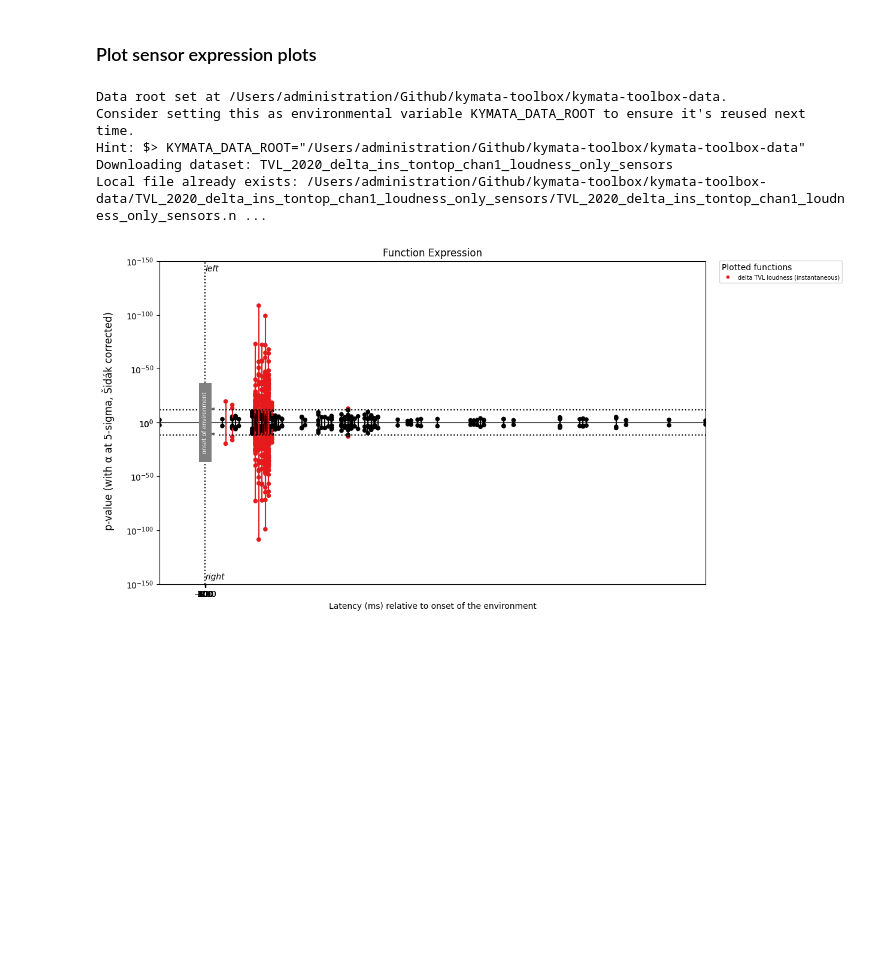
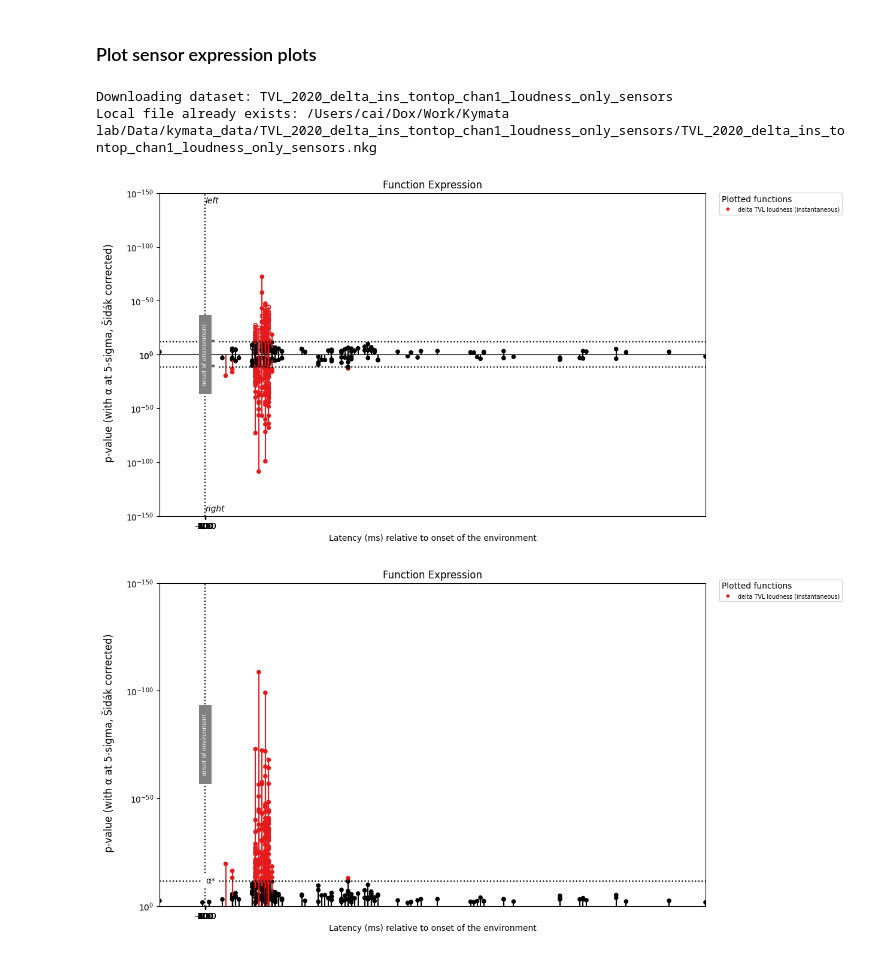
Before and after one commit to kymata-atlas/kymata-core, a Jupyter notebook: demos/demo_plotting.ipynb, the cells around one changed output. Drawn from its saved outputs; the diff is of its cells as text; code cells hidden in the pictures; blank space fills up the shorter version.

Commit message:
Fix a bug which caused sensor data on paired axes to be mirrored

```diff
--- a/demos/demo_plotting.ipynb
+++ b/demos/demo_plotting.ipynb
@@ -115,10 +112,11 @@ expression_plot(expression_data_kymata_mirror[
 # %%
 expression_data_TVL_ins_loudness_TC1_sensors: SensorExpressionSet = TVLDeltaInsTC1LoudnessOnlySensorsDataset().to_expressionset()
 expression_plot(expression_data_TVL_ins_loudness_TC1_sensors)
+# With sensor data we can also plot all sensors pointing in the same direction if we don't wish to
+# distinguish between left and right sensors
+expression_plot(expression_data_TVL_ins_loudness_TC1_sensors, paired_axes=False)
 # %% [output]
-Data root set at /Users/administration/Github/kymata-toolbox/kymata-toolbox-data.
-Consider setting this as environmental variable KYMATA_DATA_ROOT to ensure it's reused next time.
-Hint: $> KYMATA_DATA_ROOT="/Users/administration/Github/kymata-toolbox/kymata-toolbox-data"
 Downloading dataset: TVL_2020_delta_ins_tontop_chan1_loudness_only_sensors
-Local file already exists: /Users/administration/Github/kymata-toolbox/kymata-toolbox-data/TVL_2020_delta_ins_tontop_chan1_loudness_only_sensors/TVL_2020_delta_ins_tontop_chan1_loudness_only_sensors.n ...
+Local file already exists: /Users/cai/Dox/Work/Kymata lab/Data/kymata_data/TVL_2020_delta_ins_tontop_chan1_loudness_only_sensors/TVL_2020_delta_ins_tontop_chan1_loudness_only_sensors.nkg
-[figure, old version]
+[figure, new version]
+[figure, added]
```
Also changed, not shown: parts of 4 cells of this notebook, 1 other file.
